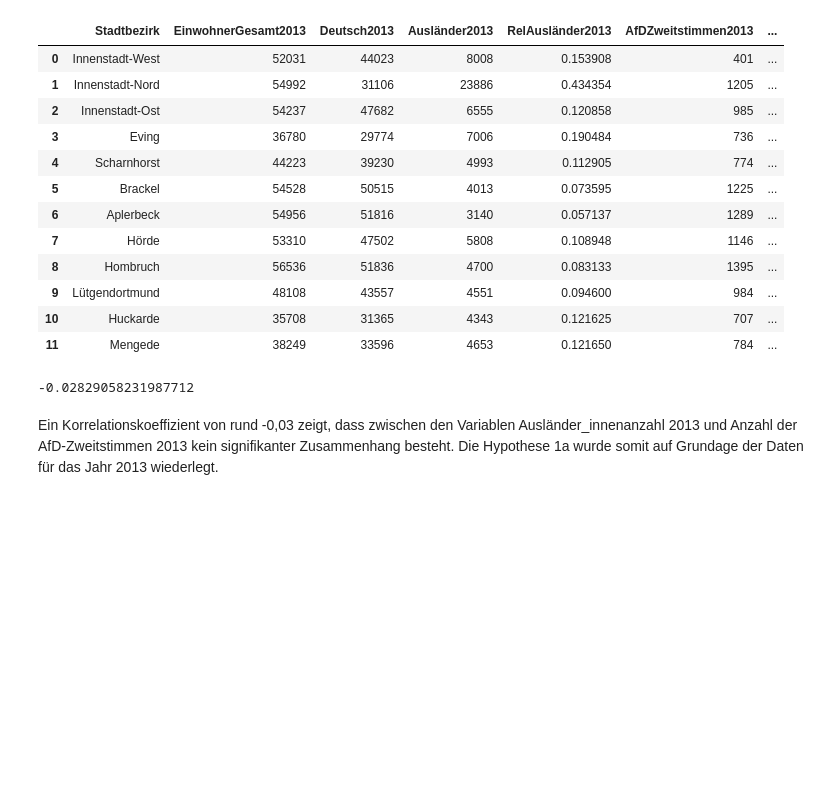
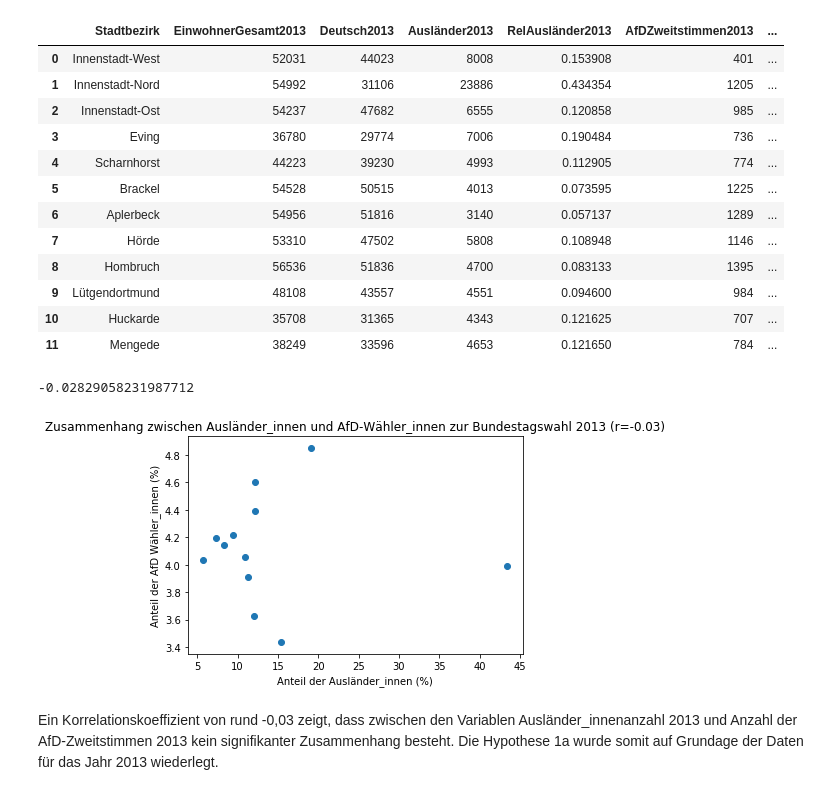
Before and after one commit to tschroeder10961/datascience-urban-segregation, a Jupyter notebook: GruppeB/Jupiter_Notebook_Dortmund.ipynb, the cells around one changed output. Drawn from its saved outputs; the diff is of its cells as text; code cells hidden in the pictures; blank space fills up the shorter version.

```diff
--- a/GruppeB/Jupiter_Notebook_Dortmund.ipynb
+++ b/GruppeB/Jupiter_Notebook_Dortmund.ipynb
@@ -253,6 +257,14 @@ RelKorrelationAusländerWähler2013 = dortmund['RelAusländer2013'].corr(dortmun
 print(RelKorrelationAusländerWähler2013)
 # %% [output]
 -0.02829058231987712
+# %%
+plt.scatter(dortmund['RelAusländer2013']*100, dortmund['RelZweitstimmenAfD2013']*100) #Umrechnung in Prozent
+plt.xlabel('Anteil der Ausländer_innen (%)')
+plt.ylabel('Anteil der AfD Wähler_innen (%)')
+plt.title('Zusammenhang zwischen Ausländer_innen und AfD-Wähler_innen zur Bundestagswahl 2013 (r=-0.03)')
+plt.show()
+# %% [output]
+[figure, added]
 # %% [markdown]
 Ein Korrelationskoeffizient von rund -0,03 zeigt, dass zwischen den Variablen Ausländer_innenanzahl 2013 und Anzahl der AfD-Zweitstimmen 2013 kein signifikanter Zusammenhang besteht. Die Hypothese 1a wurde somit auf Grundage der Daten für das Jahr 2013 wiederlegt.
 # %% [markdown]
```
Also changed, not shown: parts of 8 cells of this notebook.
